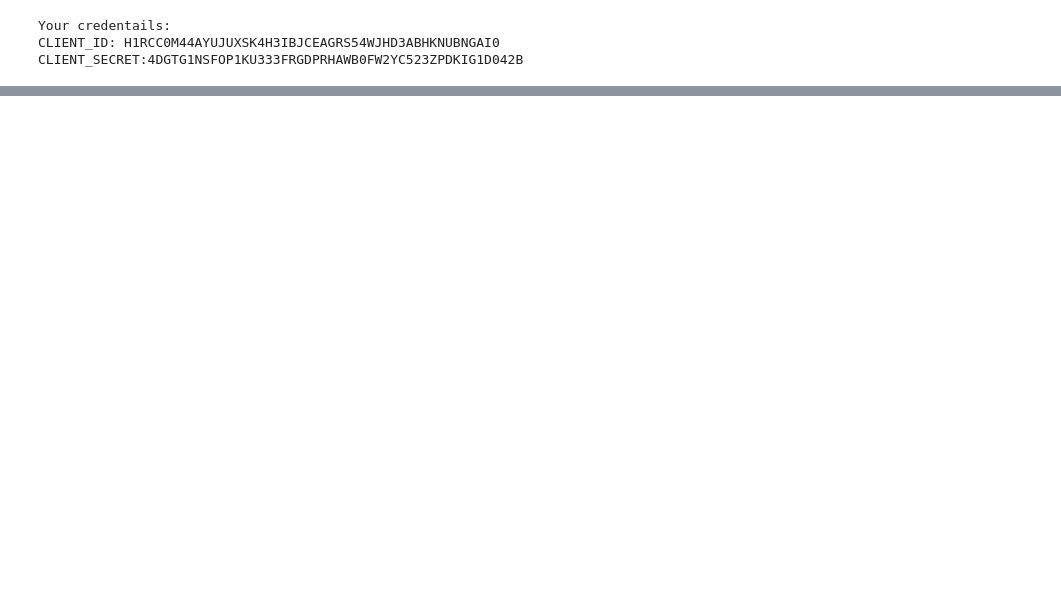
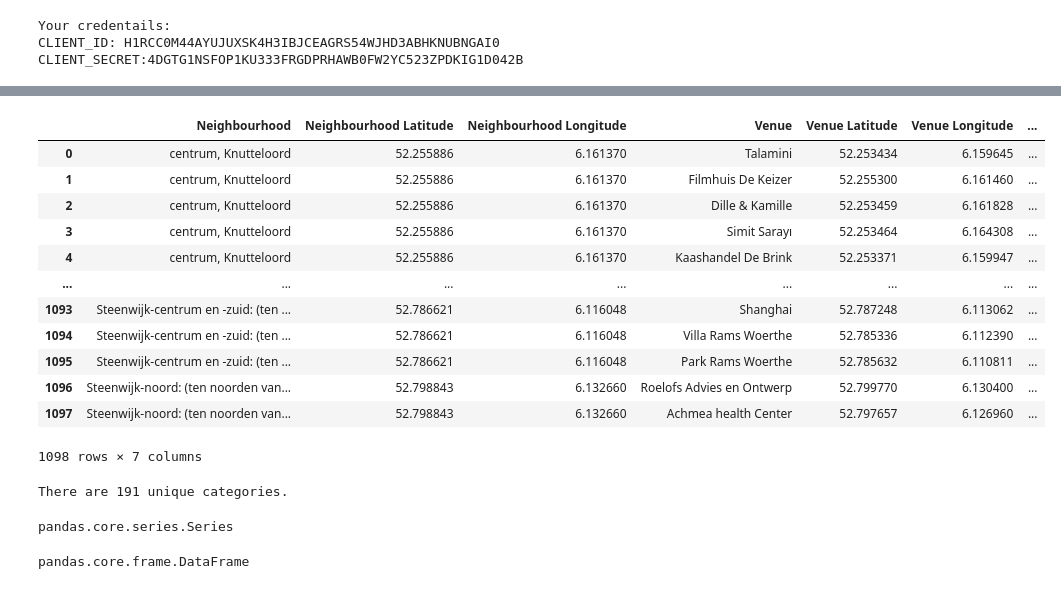
Before and after one commit to Younjung92/Capston-Project, a Jupyter notebook: Scripts/Assignment_DIY.ipynb, the cells around one changed output, grey strips where cells are left out. Drawn from its saved outputs; the diff is of its cells as text; code cells hidden in the pictures; blank space fills up the shorter version.

```diff
--- a/Scripts/Assignment_DIY.ipynb
+++ b/Scripts/Assignment_DIY.ipynb
@@ -215,0 +220,34 @@ CLIENT_SECRET:4DGTG1NSFOP1KU333FRGDPRHAWB0FW2YC523ZPDKIG1D042B
+# %%
+# Create a function getting the top 10 venues that are in each neighbourhood within a radius of 500 meters
+
+LIMIT = 100
+radius = 500
+# %%
+# Create a function getting the top 10 venues that are in each neighbourhood within a radius of 500 meters
+
+def getNearbyVenues(names, latitudes, longitudes, radius = 500):
+
+    venues_list = []
+    for name, lat, lng in zip(names, latitudes, longitudes):
+        print(name)
+
+        url = 'https://api.foursquare.com/v2/venues/explore?&client_id={}&client_secret={}&v={}&ll={},{}&radius={}&limit={}'.format(
+            CLIENT_ID,
+            CLIENT_SECRET,
+            VERSION,
+            lat,
+            lng,
+            radius,
+            LIMIT)
+
+        # Make the GET request
+        results = requests.get(url).json()["response"]["groups"][0]["items"]
+
+        # Return only relevant information for each nearby venue
+        venues_list.append([(name, lat, lng, v['venue']['name'], v['venue']['location']['lat'], v['venue']['location']['lng'], v['venue']['categories'][0]['name']) for v in results])
+    nearby_venues = pd.DataFrame([item for venue_list in venues_list for item in venue_list])
+    nearby_venues.columns = ['Neighbourhood', 'Neighbourhood Latitude', 'Neighbourhood Longitude', 'Venue', 'Venue Latitude', 'Venue Longitude', 'Venue Category']
+
+    return(nearby_venues)
+# %%
+Overijssen_venues = getNearbyVenues(names = df_overijssel['Neighbourhood'], latitudes = df_overijssel['Latitude'], longitudes = df_overijssel['Longitude'])
@@ -215,0 +273,23 @@ CLIENT_SECRET:4DGTG1NSFOP1KU333FRGDPRHAWB0FW2YC523ZPDKIG1D042B
+# %%
+Overijssen_venues
+# %% [output]
+|  | Neighbourhood | Neighbourhood Latitude | Neighbourhood Longitude | Venue | Venue Latitude | Venue Longitude | ... |
+| 0 | centrum, Knutteloord | 52.255886 | 6.161370 | Talamini | 52.253434 | 6.159645 | ... |
+| 1 | centrum, Knutteloord | 52.255886 | 6.161370 | Filmhuis De Keizer | 52.255300 | 6.161460 | ... |
+| 2 | centrum, Knutteloord | 52.255886 | 6.161370 | Dille & Kamille | 52.253459 | 6.161828 | ... |
+| 3 | centrum, Knutteloord | 52.255886 | 6.161370 | Simit Sarayı | 52.253464 | 6.164308 | ... |
+| 4 | centrum, Knutteloord | 52.255886 | 6.161370 | Kaashandel De Brink | 52.253371 | 6.159947 | ... |
+| ... | ... | ... | ... | ... | ... | ... | ... |
+| 1093 | Steenwijk-centrum en -zuid: (ten ... | 52.786621 | 6.116048 | Shanghai | 52.787248 | 6.113062 | ... |
+| 1094 | Steenwijk-centrum en -zuid: (ten ... | 52.786621 | 6.116048 | Villa Rams Woerthe | 52.785336 | 6.112390 | ... |
+| 1095 | Steenwijk-centrum en -zuid: (ten ... | 52.786621 | 6.116048 | Park Rams Woerthe | 52.785632 | 6.110811 | ... |
+| 1096 | Steenwijk-noord: (ten noorden van... | 52.798843 | 6.132660 | Roelofs Advies en Ontwerp | 52.799770 | 6.130400 | ... |
+| 1097 | Steenwijk-noord: (ten noorden van... | 52.798843 | 6.132660 | Achmea health Center | 52.797657 | 6.126960 | ... |
+1098 rows × 7 columns
+# %%
+# Check how many venues were returned for each neighbourhood
+
+Overijssen_venues.groupby('Neighbourhood').count()
+print("There are {} unique categories.".format(len(Overijssen_venues['Venue Category'].unique())))
+# %% [output]
+There are 191 unique categories.
@@ -215,0 +298,8 @@ CLIENT_SECRET:4DGTG1NSFOP1KU333FRGDPRHAWB0FW2YC523ZPDKIG1D042B
+# %%
+type(Overijssel_venues['Venue Category'])
+# %% [output]
+pandas.core.series.Series
+# %%
+type(Overijssel_venues[['Venue Category']])
+# %% [output]
+pandas.core.frame.DataFrame
```
Also changed, not shown: parts of 17 cells of this notebook.
